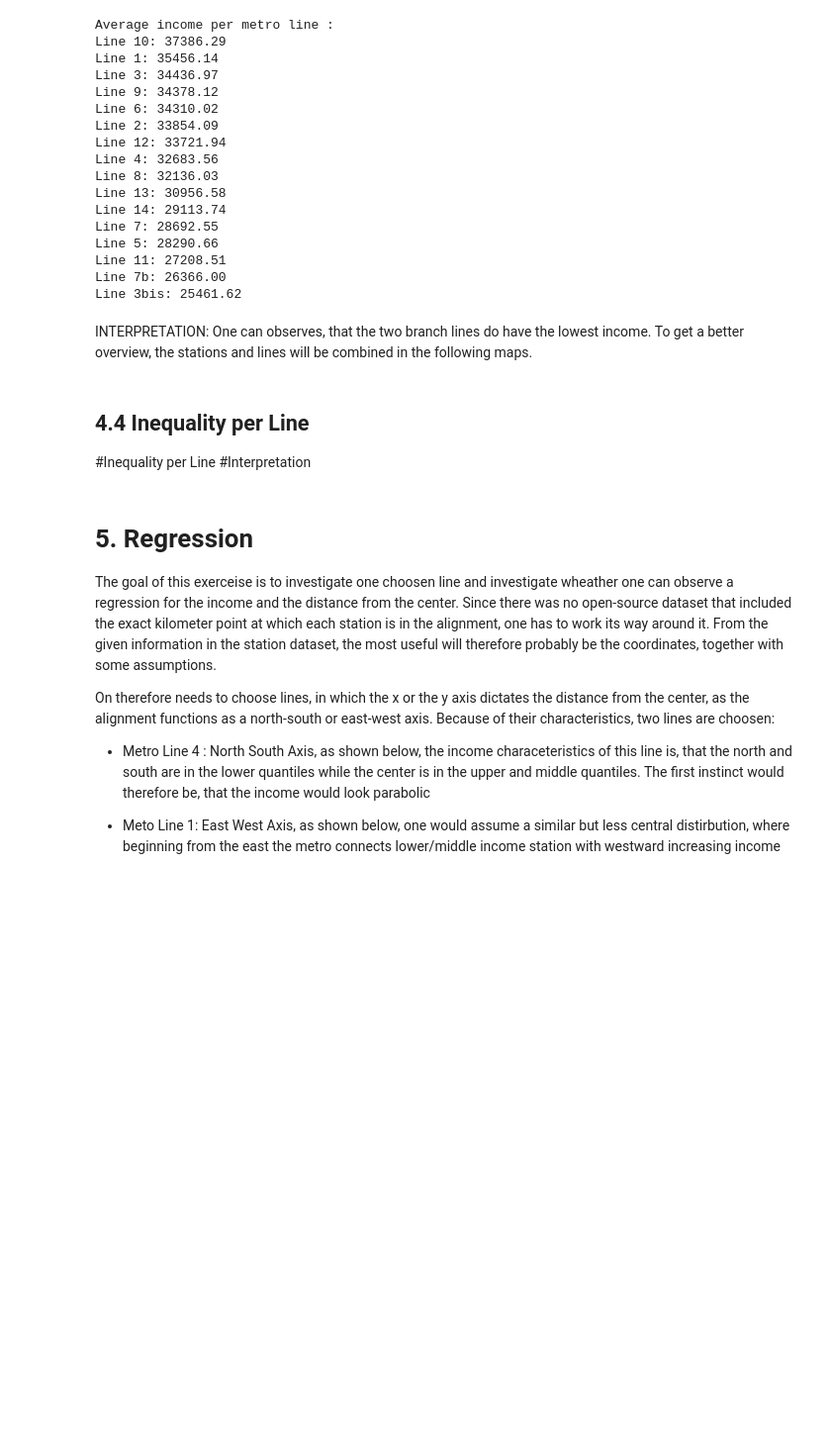
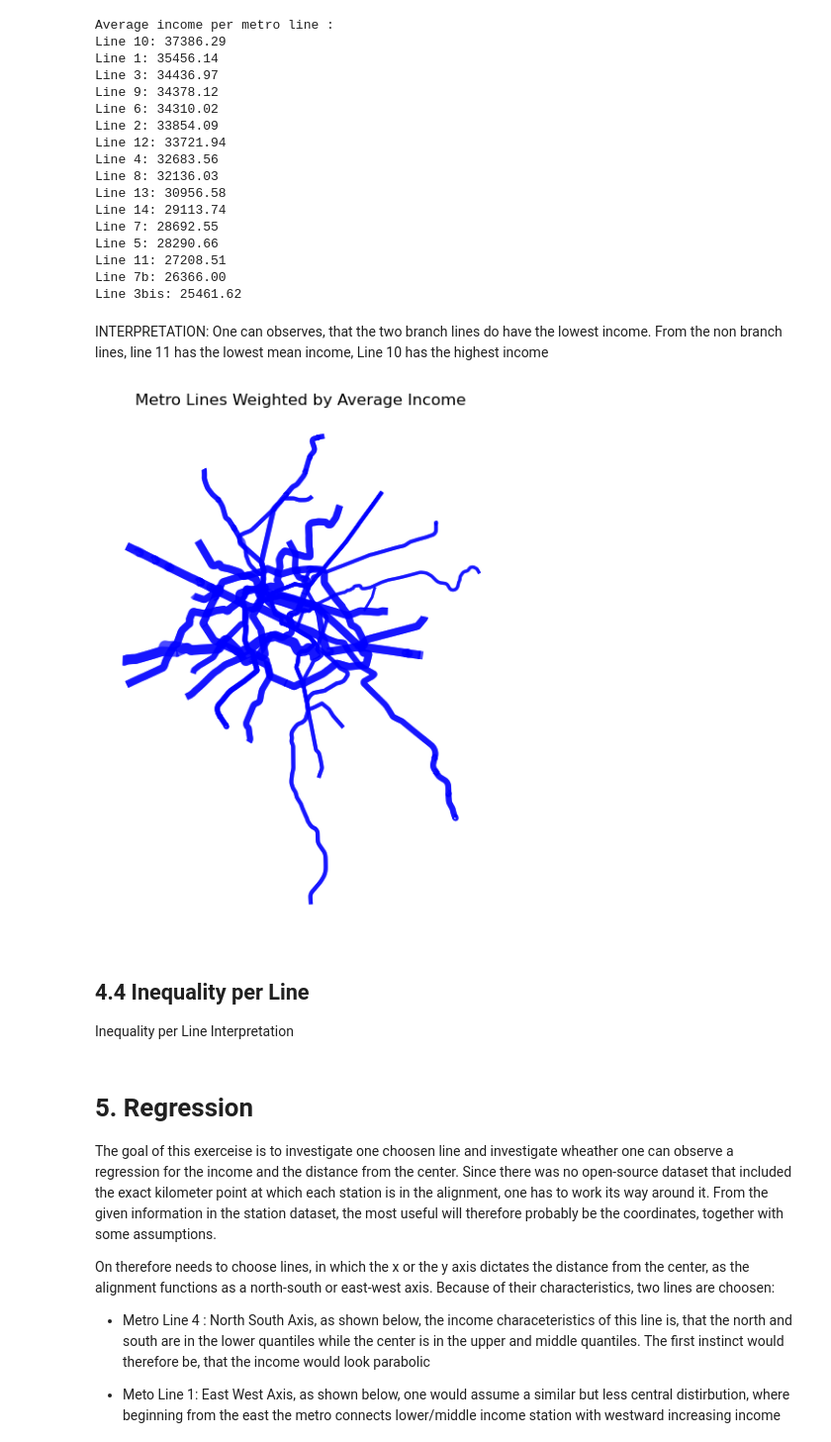
Before and after one commit to tomixmeier/ParisMetro, a Jupyter notebook: notebooks/analysis.ipynb, the cells around one changed output. Shown at 99% size. Saved outputs shown, nothing was run; the diff lists cells and outputs as text; code cells hidden in the pictures; blank space fills up the shorter version.

```diff
--- a/notebooks/analysis.ipynb
+++ b/notebooks/analysis.ipynb
@@ -380,4 +379,4 @@ Line 7b: 26366.00
 Line 3bis: 25461.62
 # %% [markdown]
 INTERPRETATION: One can observes, that the two branch lines do have the lowest income.
-To get a better overview, the stations and lines will be combined in the following maps.
+From the non branch lines, line 11 has the lowest mean income, Line 10 has the highest income
@@ -385,0 +383,29 @@ To get a better overview, the stations and lines will be combined in the followi
+# %%
+#Add the Income to the Metro Lines Layer
+metro_lines_paris["indice_lig"] = metro_lines_paris["ref"].astype(str)
+metro_lines_income = metro_lines_paris.merge(
+    line_income,
+    on="indice_lig",
+    how="left"
+)
+# %%
+#Creating a map that shows the lines with the width according to the mean income
+metro_lines_income["line_width"] = (
+    ((metro_lines_income["mean_income"] - min_income) / (max_income - min_income)) ** 2
+) * 12 + 1
+
+
+fig, ax = plt.subplots(figsize=(7,7))
+for _, row in metro_lines_income.iterrows():
+    gpd.GeoSeries([row.geometry], crs=metro_lines_income.crs).plot(
+        ax=ax,
+        linewidth=row["line_width"],
+        color="blue",
+        alpha=0.7
+    )
+ax.set_title("Metro Lines Weighted by Average Income")
+ax.set_axis_off()
+
+plt.show()
+# %% [output]
+[figure, added]
@@ -386,7 +420,7 @@ To get a better overview, the stations and lines will be combined in the followi
 # %% [markdown]
 ## 4.4 Inequality per Line
-#Inequality per Line
-#Interpretation
+Inequality per Line
+Interpretation
 # %% [markdown]
 # 5. Regression
 
```
Also changed, not shown: parts of 7 cells of this notebook, 4 other files.
